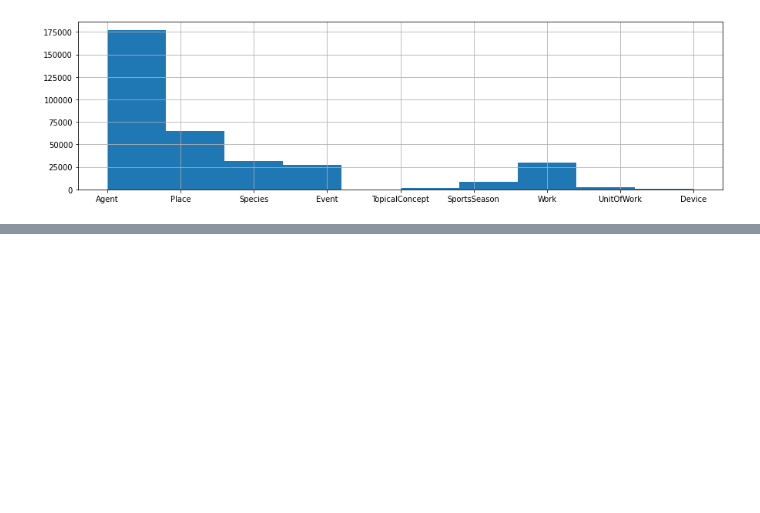
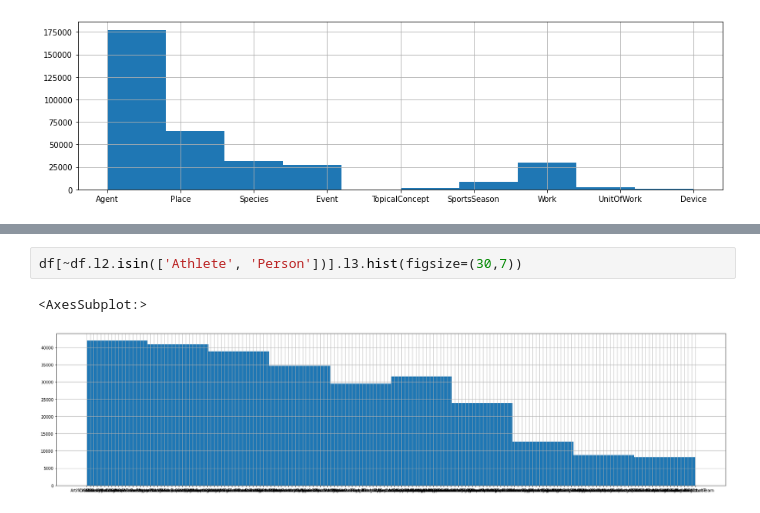
Before and after one commit to talvany/hierarchiclass, a Jupyter notebook: notebooks/Analyse data.ipynb, the cells around one changed output, grey strips where cells are left out. Cells and saved outputs as stored; diff of their text form; blank space fills up the shorter version.

```diff
--- a/notebooks/Analyse data.ipynb
+++ b/notebooks/Analyse data.ipynb
@@ -59,0 +182,5 @@ Series([], Name: l3, dtype: int64)
+# %%
+df[~df.l2.isin(['Athlete', 'Person'])].l3.hist(figsize=(30,7))
+# %% [output]
+<AxesSubplot:>
+[figure, added]
```
Also changed, not shown: parts of 17 cells of this notebook, 1 other file.
